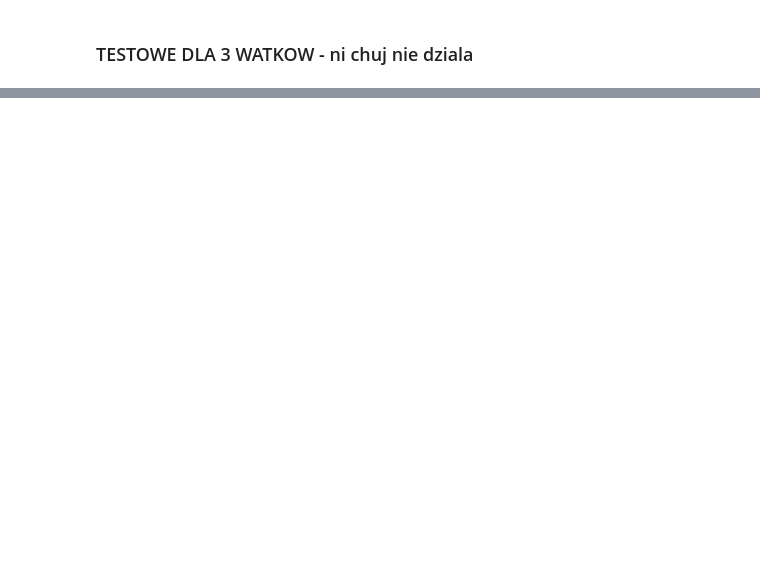
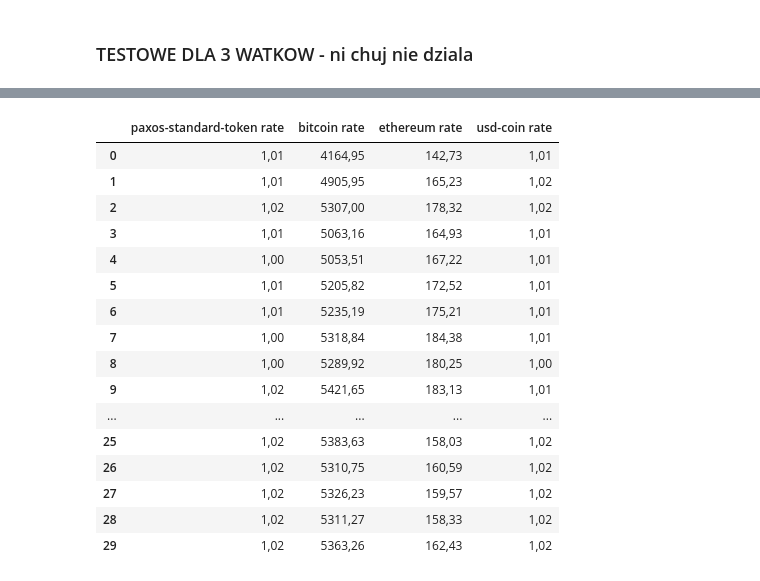
Before and after one commit to blawok/cryptocurrency-arbitrage, a Jupyter notebook: HistoricScraper.ipynb, the cells around one changed output, grey strips where cells are left out. Cells and saved outputs as stored; diff of their text form; code cells hidden in the pictures; blank space fills up the shorter version.

```diff
--- a/HistoricScraper.ipynb
+++ b/HistoricScraper.ipynb
@@ -28,3 +28,12 @@ def getUrls(browser):
     infos = browser.find_elements_by_class_name('margin-left--lv1')
     urls = [(url.get_attribute("href") + "historical-data") for url in infos]
     return urls
+# %%
+import re
+# urls = getUrls(startDriver('C:\\chromedriver.exe'))
+mainUrls = []
+for item in urls:
+    if re.search("bitcoin/|paxos|ethereum/|usd-coin", item):
+        mainUrls.append(item)
+mainUrls = set(mainUrls)
+print(mainUrls)
@@ -126,0 +269,20 @@ def historyToDataFrames(browser, urls):
+# %%
+testObject.df_prices
+# %% [output]
+|  | paxos-standard-token rate | bitcoin rate | ethereum rate | usd-coin rate |
+| 0 | 1,01 | 4164,95 | 142,73 | 1,01 |
+| 1 | 1,01 | 4905,95 | 165,23 | 1,02 |
+| 2 | 1,02 | 5307,00 | 178,32 | 1,02 |
+| 3 | 1,01 | 5063,16 | 164,93 | 1,01 |
+| 4 | 1,00 | 5053,51 | 167,22 | 1,01 |
+| 5 | 1,01 | 5205,82 | 172,52 | 1,01 |
+| 6 | 1,01 | 5235,19 | 175,21 | 1,01 |
+| 7 | 1,00 | 5318,84 | 184,38 | 1,01 |
+| 8 | 1,00 | 5289,92 | 180,25 | 1,00 |
+| 9 | 1,02 | 5421,65 | 183,13 | 1,01 |
+| ... | ... | ... | ... | ... |
+| 25 | 1,02 | 5383,63 | 158,03 | 1,02 |
+| 26 | 1,02 | 5310,75 | 160,59 | 1,02 |
+| 27 | 1,02 | 5326,23 | 159,57 | 1,02 |
+| 28 | 1,02 | 5311,27 | 158,33 | 1,02 |
+| 29 | 1,02 | 5363,26 | 162,43 | 1,02 |
```
Also changed, not shown: parts of 3 cells of this notebook, 8 other files.
